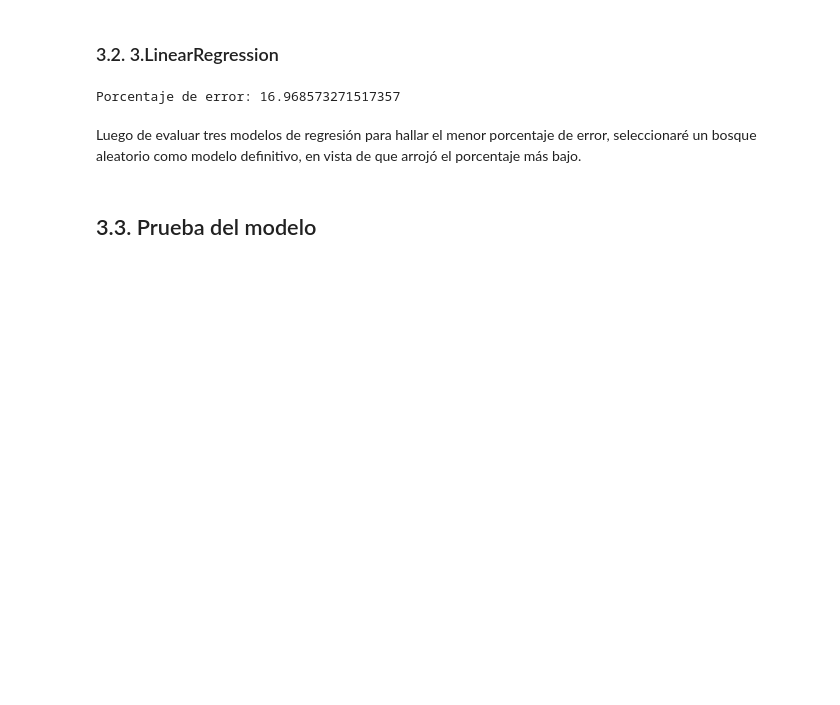
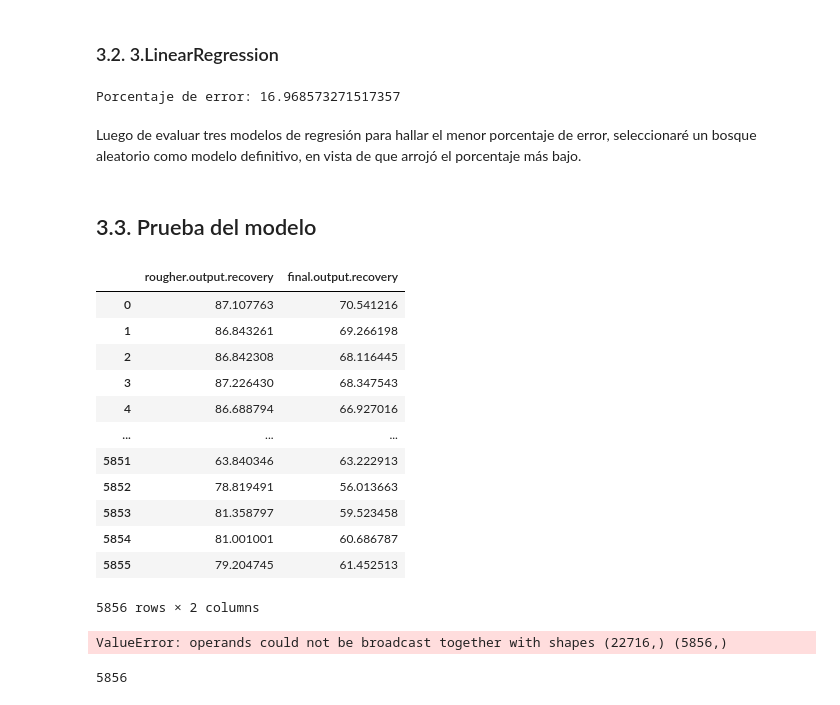
Before and after one commit to wh1tneyr/proyecto-tecnologico, a Jupyter notebook: gold.ipynb, the cells around one changed output. Cells and saved outputs as stored; diff of their text form; code cells hidden in the pictures; blank space fills up the shorter version.

Commit message:
definiendo un targets_test

```diff
--- a/gold.ipynb
+++ b/gold.ipynb
@@ -736,9 +736,43 @@ Porcentaje de error: 16.968573271517357
 Luego de evaluar tres modelos de regresión para hallar el menor porcentaje de error, seleccionaré un bosque aleatorio como modelo definitivo, en vista de que arrojó el porcentaje más bajo.
 # %% [markdown]
 ## 3.3.  Prueba del modelo
+# %%
+#definir un target_test para evaluar el modelo final
+targets_test = df_full[['rougher.output.recovery', 'final.output.recovery']].iloc[features_test.index]
+
+targets_test
+# %% [output]
+|  | rougher.output.recovery | final.output.recovery |
+| 0 | 87.107763 | 70.541216 |
+| 1 | 86.843261 | 69.266198 |
+| 2 | 86.842308 | 68.116445 |
+| 3 | 87.226430 | 68.347543 |
+| 4 | 86.688794 | 66.927016 |
+| ... | ... | ... |
+| 5851 | 63.840346 | 63.222913 |
+| 5852 | 78.819491 | 56.013663 |
+| 5853 | 81.358797 | 59.523458 |
+| 5854 | 81.001001 | 60.686787 |
+| 5855 | 79.204745 | 61.452513 |
+5856 rows × 2 columns
 # %%
 #entrenar el modelo de bosque aleatorio de regresión
 rfr_model.fit(features_train, targets_train)
 
 #probar el modelo
 rfr_predictions = rfr_model.predict(features_test)
+
+features_test
+targets_test = df_full#entrenar el modelo de bosque aleatorio de regresión
+rfr_model.fit(features_train, targets_train)
+
+#probar el modelo
+rfr_predictions = rfr_model.predict(features_test)
+
+rfr_final_score = smape_final(targets_test, rfr_predictions)
+# %% [output]
+ValueError: operands could not be broadcast together with shapes (22716,) (5856,)
+# %%
+len(rfr_predictions)
+# %% [output]
+5856
```
